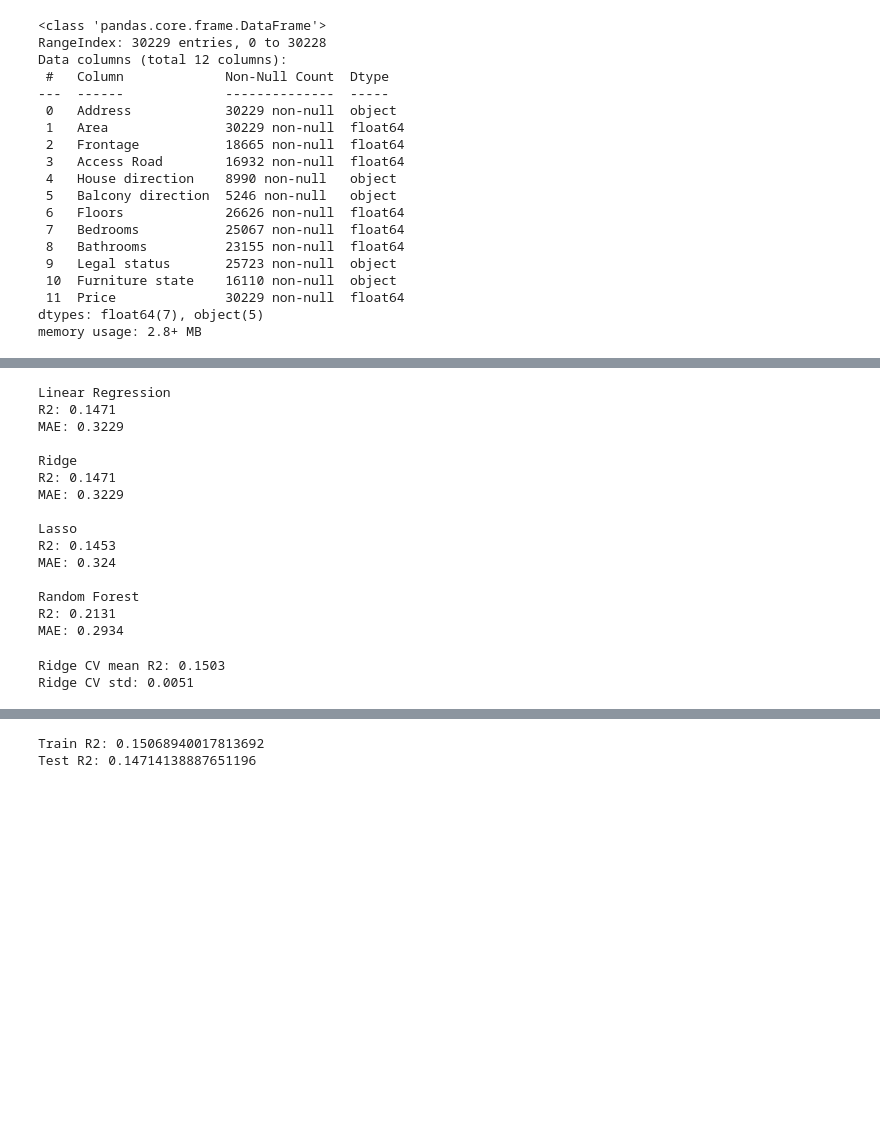
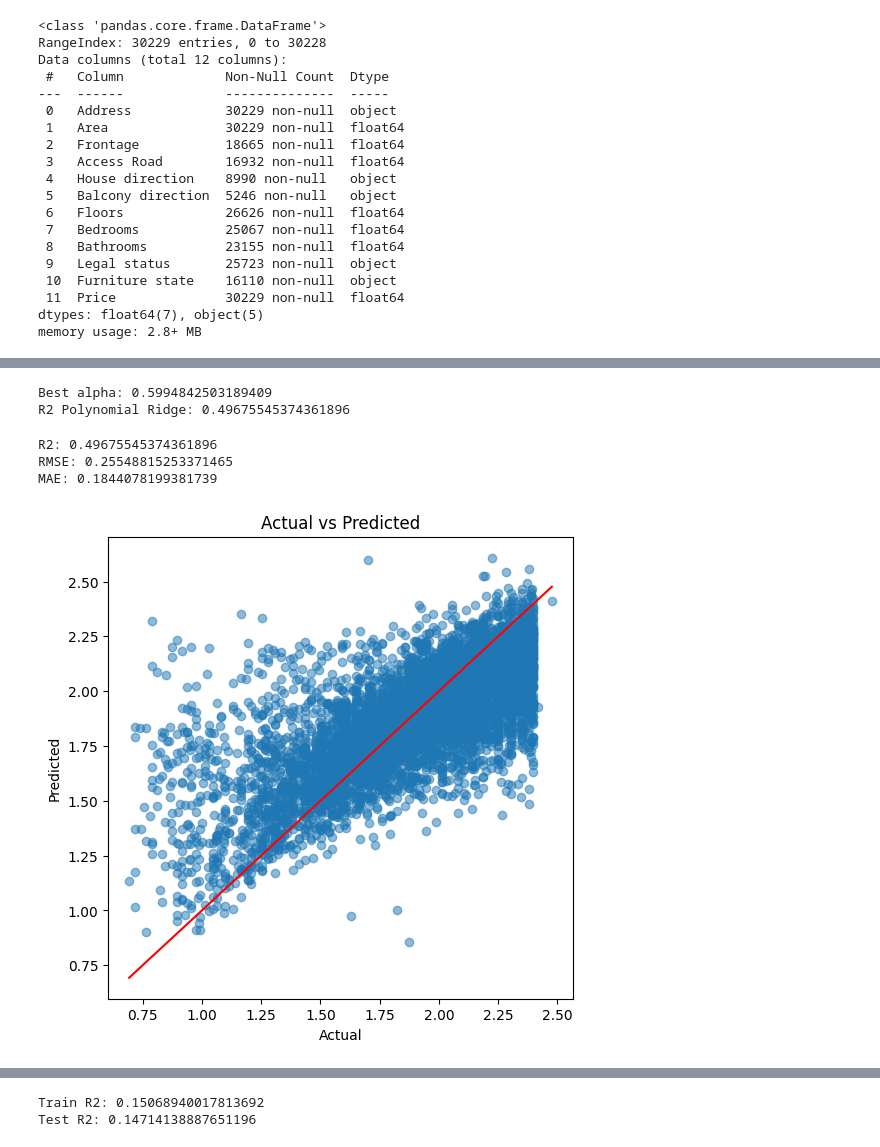
Before and after one commit to xmiun3216/gianha, a Jupyter notebook: draft2.ipynb, the cells around one changed output, grey strips where cells are left out. Drawn from its saved outputs; the diff is of its cells as text; code cells hidden in the pictures; blank space fills up the shorter version.

```diff
--- a/draft2.ipynb
+++ b/draft2.ipynb
@@ -235,49 +189,40 @@ y_pred_rf = rf.predict(X_test)
+# %%
+alphas = np.logspace(-2, 2, 10)
+
+ridge_poly = RidgeCV(alphas=alphas, cv=3)
+ridge_poly.fit(X_train_final, y_train)
+
+y_pred_poly = ridge_poly.predict(X_test_final)
+
+print("Best alpha:", ridge_poly.alpha_)
+print("R2 Polynomial Ridge:", r2_score(y_test, y_pred_poly))
+# %% [output]
+Best alpha: 0.5994842503189409
+R2 Polynomial Ridge: 0.49675545374361896
 # %%
 # ===============================
-# 13. EVALUATION
+# MODEL EVALUATION
 # ===============================
 
-def evaluate(model_name, y_true, y_pred):
-    print(f"\n{model_name}")
-    print("R2:", round(r2_score(y_true, y_pred), 4))
-    print("MAE:", round(mean_absolute_error(y_true, y_pred), 4))
+from sklearn.metrics import mean_absolute_error
 
-evaluate("Linear Regression", y_test, y_pred_lin)
-evaluate("Ridge", y_test, y_pred_ridge)
-evaluate("Lasso", y_test, y_pred_lasso)
-evaluate("Random Forest", y_test, y_pred_rf)
+print("R2:", r2_score(y_test, y_pred_poly))
+print("RMSE:", np.sqrt(mean_squared_error(y_test, y_pred_poly)))
+print("MAE:", mean_absolute_error(y_test, y_pred_poly))
 # %% [output]
-Linear Regression
-R2: 0.1471
-MAE: 0.3229
-
-Ridge
-R2: 0.1471
-MAE: 0.3229
-
-Lasso
-R2: 0.1453
-MAE: 0.324
-
-Random Forest
-R2: 0.2131
-MAE: 0.2934
+R2: 0.49675545374361896
+RMSE: 0.25548815253371465
+MAE: 0.1844078199381739
 # %%
-# ===============================
-# 14. CROSS VALIDATION
-# ===============================
-
-cv_scores = cross_val_score(
-    ridge,
-    X_train_scaled,
-    y_train,
-    cv=5,
-    scoring='r2'
-)
-
-print("Ridge CV mean R2:", round(cv_scores.mean(), 4))
-print("Ridge CV std:", round(cv_scores.std(), 4))
+plt.figure(figsize=(6,6))
+plt.scatter(y_test, y_pred_poly, alpha=0.5)
+plt.plot([y_test.min(), y_test.max()],
+         [y_test.min(), y_test.max()],
+         color="red")
+plt.xlabel("Actual")
+plt.ylabel("Predicted")
+plt.title("Actual vs Predicted")
+plt.show()
 # %% [output]
-Ridge CV mean R2: 0.1503
-Ridge CV std: 0.0051
+[figure, added]
 # %%
```
Also changed, not shown: parts of 21 cells of this notebook.
